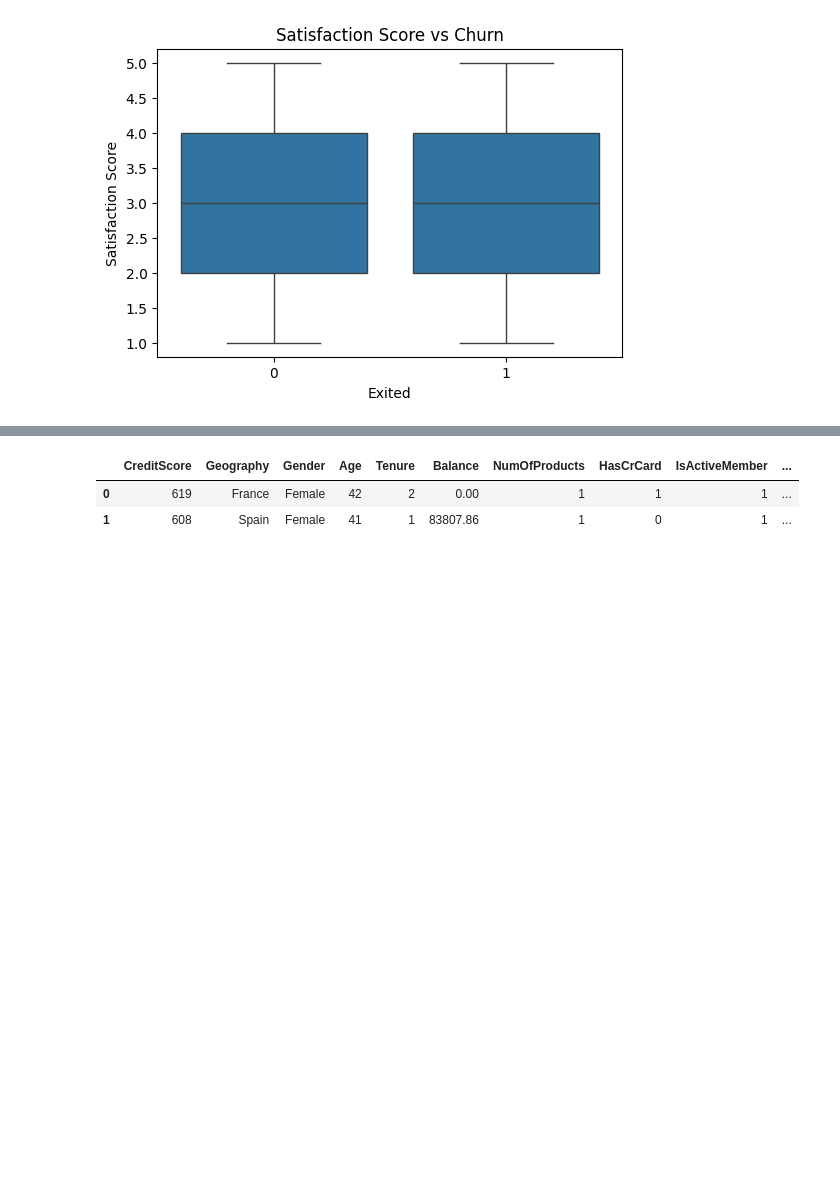
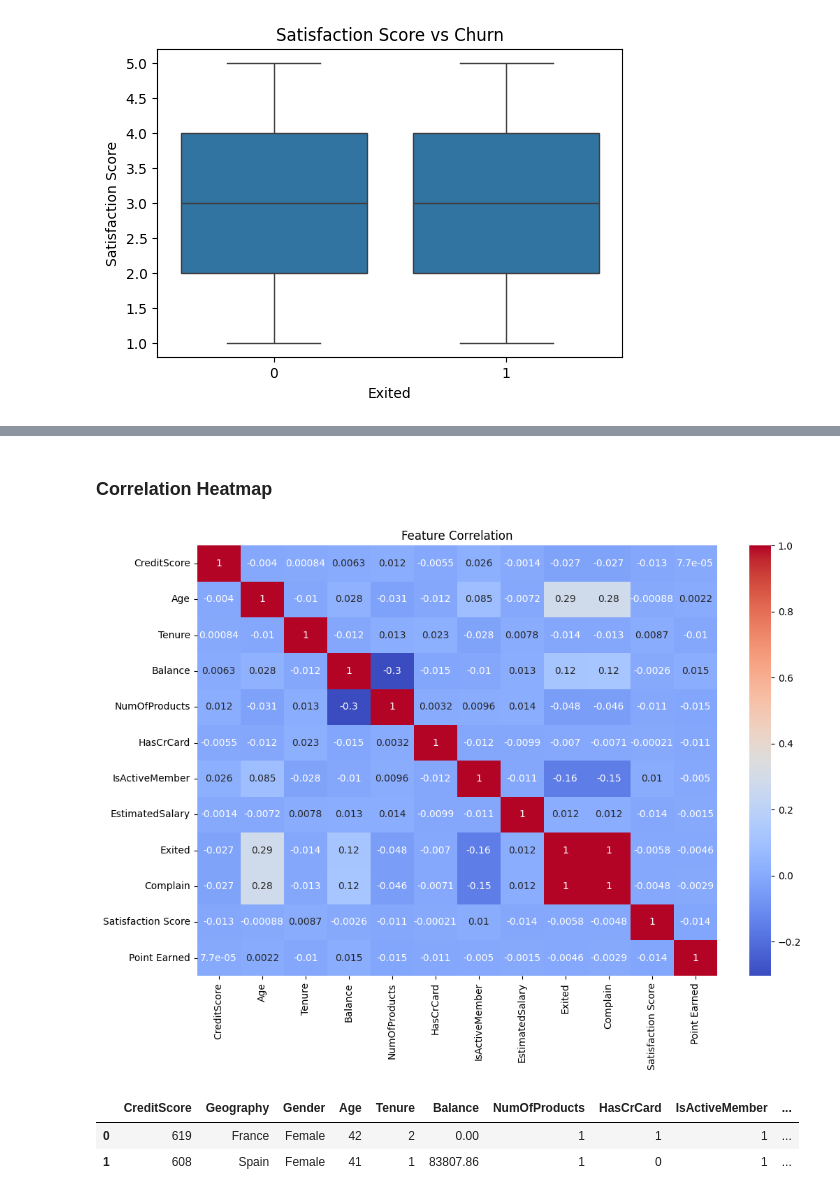
Before and after one commit to HarshiniK19/Customer_Churn_Prediction, a Jupyter notebook: notebooks/01_Data_Understanding.ipynb, the cells around one changed output, grey strips where cells are left out. Cells and saved outputs as stored; diff of their text form; code cells hidden in the pictures; blank space fills up the shorter version.

```diff
--- a/notebooks/01_Data_Understanding.ipynb
+++ b/notebooks/01_Data_Understanding.ipynb
@@ -198,3 +305,15 @@ for col in numerical_features:
+# %% [markdown]
+### Correlation Heatmap
+# %%
+numeric_customer_churn = Customer_Churn.select_dtypes(include=['int64', 'float64'])
+
+plt.figure(figsize=(12,8))
+sns.heatmap(numeric_customer_churn.corr(), annot=True, cmap='coolwarm')
+plt.title('Feature Correlation')
+plt.savefig('../plots/correlation_heatmap.png')
+plt.show()
+# %% [output]
+[figure, added]
 # %%
 # Drop unnecessary columns
 Customer_Churn = Customer_Churn.drop(['RowNumber', 'CustomerId', 'Surname'], axis=1)
```
Also changed, not shown: parts of 9 cells of this notebook.
